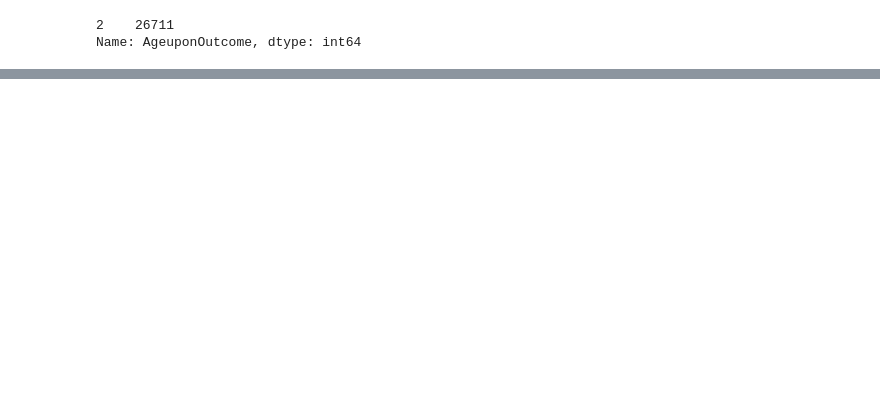
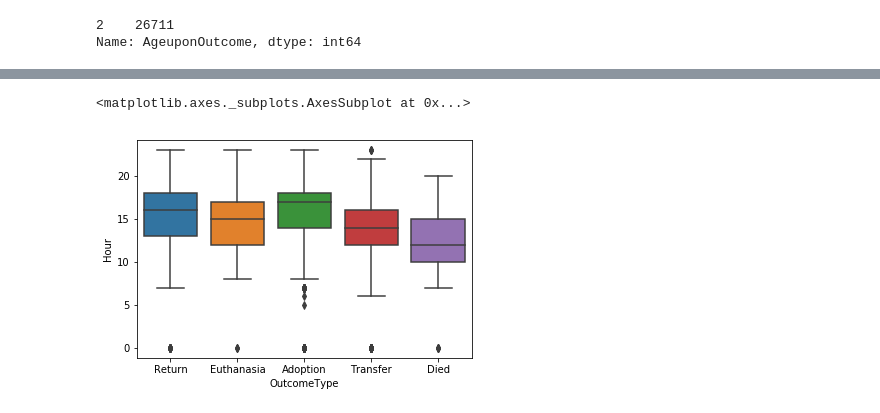
Before and after one commit to 13194307/UTS_ML2019_ID13194307, a Jupyter notebook: ML_A2_PracticalProject/dataExploration.ipynb, the cells around one changed output, grey strips where cells are left out. Saved outputs shown, nothing was run; the diff lists cells and outputs as text; code cells hidden in the pictures; blank space fills up the shorter version.

```diff
--- a/ML_A2_PracticalProject/dataExploration.ipynb
+++ b/ML_A2_PracticalProject/dataExploration.ipynb
@@ -106,0 +201,29 @@ sns.catplot(x="AnimalType", kind="count", hue="OutcomeType", data=dataset)
+# %%
+def numericHour(x):
+    time = x.split(" ")
+    hour, minute = time[1].split(":")
+
+    hour = int(hour)
+
+    if int(minute) >= 30:
+        hour = (hour+1) % 24
+
+    return hour
+
+def categoriseTime(x):
+    hour = numericHour(x)
+
+    if 6 <= hour <= 12:
+        return "Morning"
+    elif 12 <= hour <= 16:
+        return "Afternoon"
+    elif 16 <= hour <= 20:
+        return "Evening"
+    else:
+        return "Night"
+# %%
+dataset["Hour"] = dataset["DateTime"].apply(numericHour)
+sns.boxplot(x="OutcomeType", y="Hour", data=dataset)
+# %% [output]
+<matplotlib.axes._subplots.AxesSubplot at 0x...>
+[figure, added]
```
Also changed, not shown: parts of 19 cells of this notebook.
